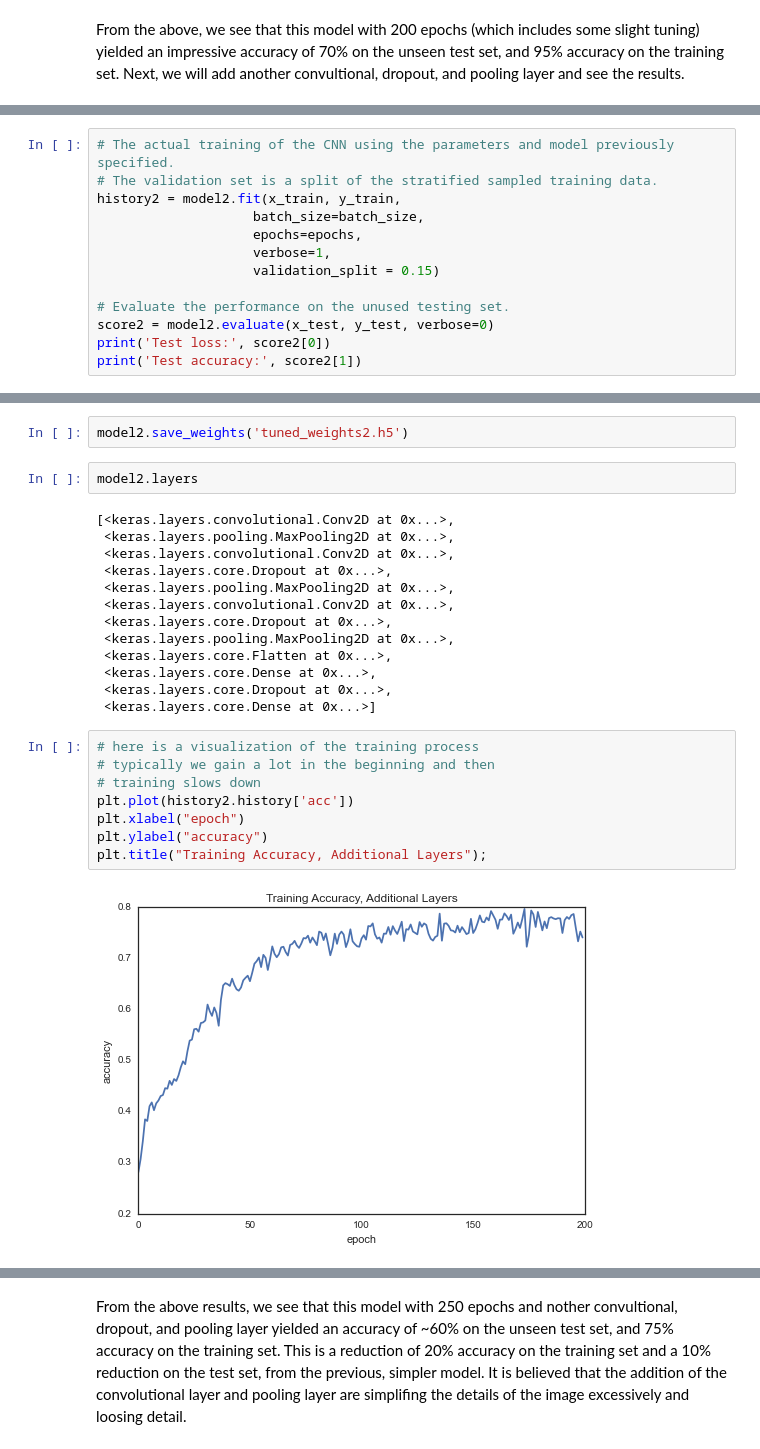
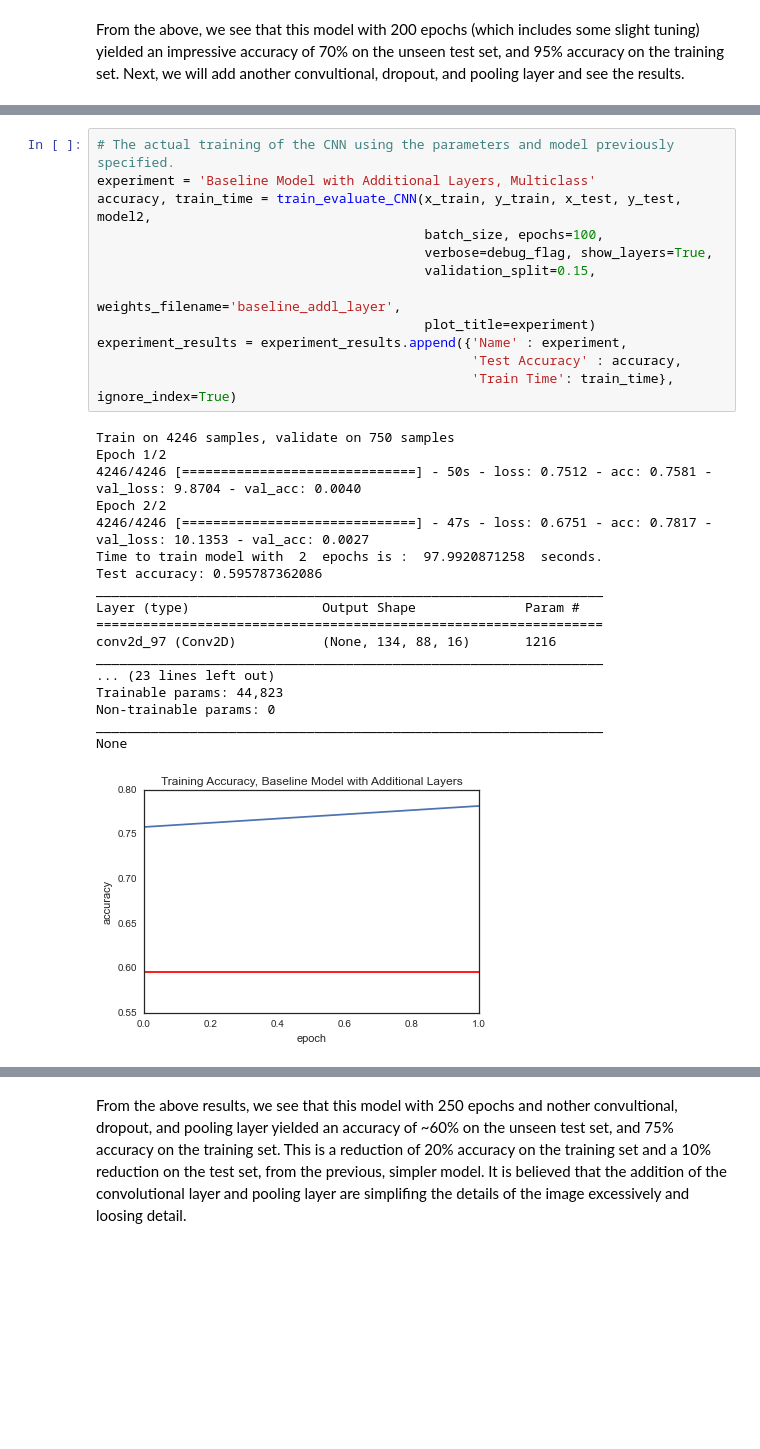
Before and after one commit to TedHeuer/CS109bFinalProject, a Jupyter notebook: Milestone4.ipynb, the cells around one changed output, grey strips where cells are left out. Cells and saved outputs as stored; diff of their text form; blank space fills up the shorter version.

```diff
--- a/Milestone4.ipynb
+++ b/Milestone4.ipynb
@@ -350,16 +379,3 @@ Total params: 44,823
 Trainable params: 44,823
 Non-trainable params: 0
 _________________________________________________________________
-# %%
-# The actual training of the CNN using the parameters and model previously specified.
-# The validation set is a split of the stratified sampled training data.
-history2 = model2.fit(x_train, y_train,
-                    batch_size=batch_size,
-                    epochs=epochs,
-                    verbose=1,
-                    validation_split = 0.15)
-
-# Evaluate the performance on the unused testing set.
-score2 = model2.evaluate(x_test, y_test, verbose=0)
-print('Test loss:', score2[0])
-print('Test accuracy:', score2[1])
@@ -384,27 +382,31 @@ Test accuracy: 0.599799398195
-# %%
-model2.save_weights('tuned_weights2.h5')
-# %%
-model2.layers
-# %% [output]
-[<keras.layers.convolutional.Conv2D at 0x...>,
- <keras.layers.pooling.MaxPooling2D at 0x...>,
- <keras.layers.convolutional.Conv2D at 0x...>,
- <keras.layers.core.Dropout at 0x...>,
- <keras.layers.pooling.MaxPooling2D at 0x...>,
- <keras.layers.convolutional.Conv2D at 0x...>,
- <keras.layers.core.Dropout at 0x...>,
- <keras.layers.pooling.MaxPooling2D at 0x...>,
- <keras.layers.core.Flatten at 0x...>,
- <keras.layers.core.Dense at 0x...>,
- <keras.layers.core.Dropout at 0x...>,
- <keras.layers.core.Dense at 0x...>]
-# %%
-# here is a visualization of the training process
-# typically we gain a lot in the beginning and then
-# training slows down
-plt.plot(history2.history['acc'])
-plt.xlabel("epoch")
-plt.ylabel("accuracy")
-plt.title("Training Accuracy, Additional Layers");
-# %% [output]
-[figure, removed]
+# %%
+# The actual training of the CNN using the parameters and model previously specified.
+experiment = 'Baseline Model with Additional Layers, Multiclass'
+accuracy, train_time = train_evaluate_CNN(x_train, y_train, x_test, y_test, model2,
+                                          batch_size, epochs=100,
+                                          verbose=debug_flag, show_layers=True,
+                                          validation_split=0.15,
+                                          weights_filename='baseline_addl_layer',
+                                          plot_title=experiment)
+experiment_results = experiment_results.append({'Name' : experiment,
+                                                'Test Accuracy' : accuracy,
+                                                'Train Time': train_time}, ignore_index=True)
+# %% [output]
+Train on 4246 samples, validate on 750 samples
+Epoch 1/2
+4246/4246 [==============================] - 50s - loss: 0.7512 - acc: 0.7581 - val_loss: 9.8704 - val_acc: 0.0040
+Epoch 2/2
+4246/4246 [==============================] - 47s - loss: 0.6751 - acc: 0.7817 - val_loss: 10.1353 - val_acc: 0.0027
+Time to train model with  2  epochs is :  97.9920871258  seconds.
+Test accuracy: 0.595787362086
+_________________________________________________________________
+Layer (type)                 Output Shape              Param #
+=================================================================
+conv2d_97 (Conv2D)           (None, 134, 88, 16)       1216
+_________________________________________________________________
+... (23 lines left out)
+Trainable params: 44,823
+Non-trainable params: 0
+_________________________________________________________________
+None
+[figure, added]
```
Also changed, not shown: parts of 46 cells of this notebook.
